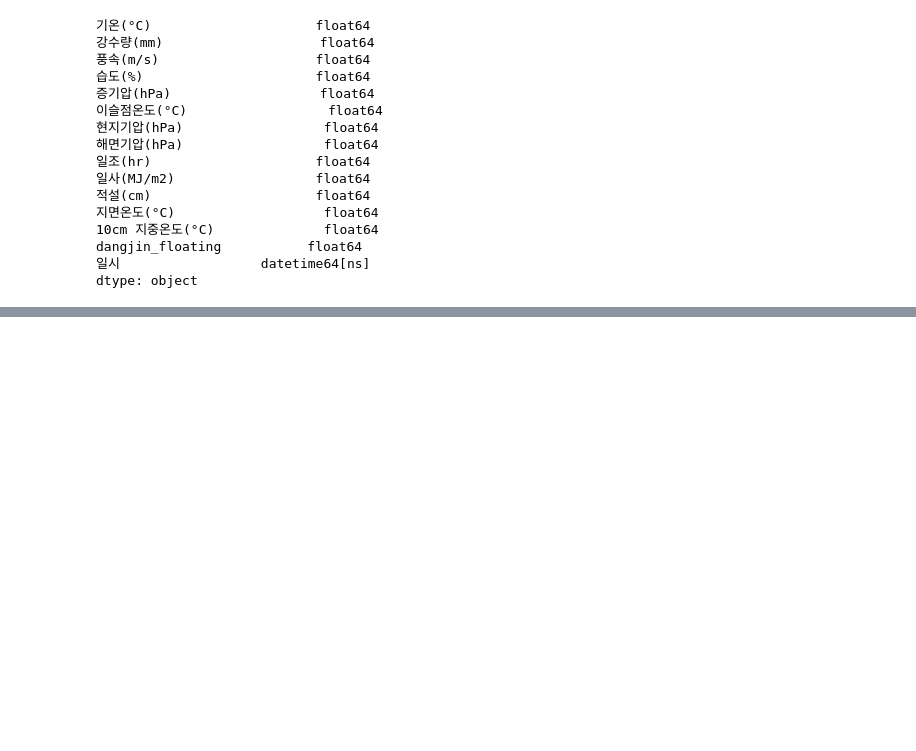
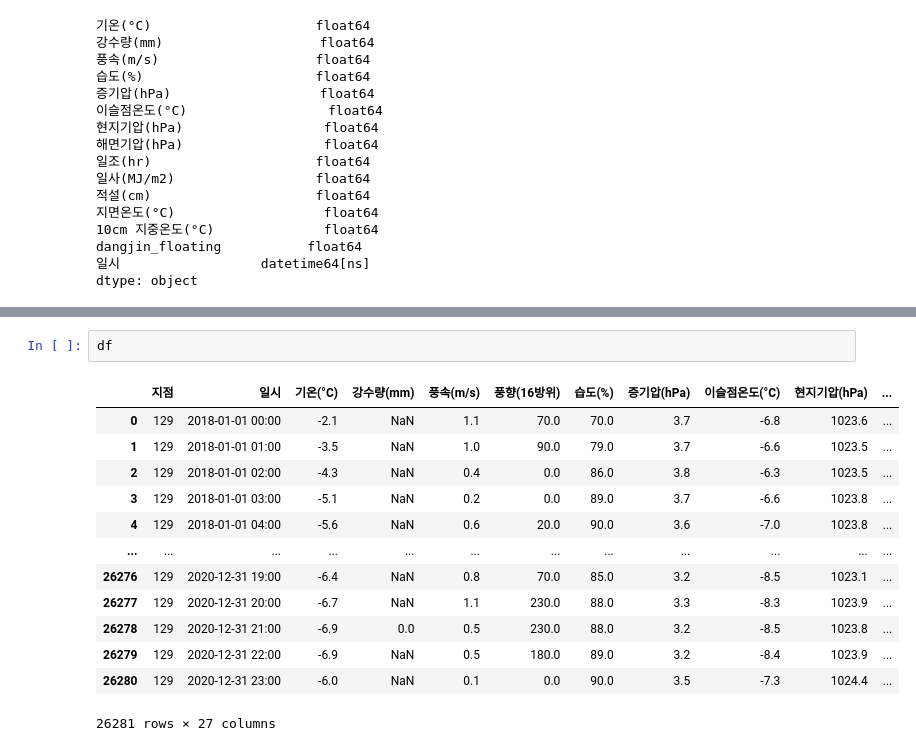
Before and after one commit to mini-song/Graduation-Project, a Jupyter notebook: 논문_변수중요도.ipynb, the cells around one changed output, grey strips where cells are left out. Drawn from its saved outputs; the diff is of its cells as text; blank space fills up the shorter version.

```diff
--- a/논문_변수중요도.ipynb
+++ b/논문_변수중요도.ipynb
@@ -301,0 +399,16 @@ clf
+# %%
+df
+# %% [output]
+|  | 지점 | 일시 | 기온(°C) | 강수량(mm) | 풍속(m/s) | 풍향(16방위) | 습도(%) | 증기압(hPa) | 이슬점온도(°C) | 현지기압(hPa) | ... |
+| 0 | 129 | 2018-01-01 00:00 | -2.1 | NaN | 1.1 | 70.0 | 70.0 | 3.7 | -6.8 | 1023.6 | ... |
+| 1 | 129 | 2018-01-01 01:00 | -3.5 | NaN | 1.0 | 90.0 | 79.0 | 3.7 | -6.6 | 1023.5 | ... |
+| 2 | 129 | 2018-01-01 02:00 | -4.3 | NaN | 0.4 | 0.0 | 86.0 | 3.8 | -6.3 | 1023.5 | ... |
+| 3 | 129 | 2018-01-01 03:00 | -5.1 | NaN | 0.2 | 0.0 | 89.0 | 3.7 | -6.6 | 1023.8 | ... |
+| 4 | 129 | 2018-01-01 04:00 | -5.6 | NaN | 0.6 | 20.0 | 90.0 | 3.6 | -7.0 | 1023.8 | ... |
+| ... | ... | ... | ... | ... | ... | ... | ... | ... | ... | ... | ... |
+| 26276 | 129 | 2020-12-31 19:00 | -6.4 | NaN | 0.8 | 70.0 | 85.0 | 3.2 | -8.5 | 1023.1 | ... |
+| 26277 | 129 | 2020-12-31 20:00 | -6.7 | NaN | 1.1 | 230.0 | 88.0 | 3.3 | -8.3 | 1023.9 | ... |
+| 26278 | 129 | 2020-12-31 21:00 | -6.9 | 0.0 | 0.5 | 230.0 | 88.0 | 3.2 | -8.5 | 1023.8 | ... |
+| 26279 | 129 | 2020-12-31 22:00 | -6.9 | NaN | 0.5 | 180.0 | 89.0 | 3.2 | -8.4 | 1023.9 | ... |
+| 26280 | 129 | 2020-12-31 23:00 | -6.0 | NaN | 0.1 | 0.0 | 90.0 | 3.5 | -7.3 | 1024.4 | ... |
+26281 rows × 27 columns
```
Also changed, not shown: parts of 23 cells of this notebook, 15 other files.
